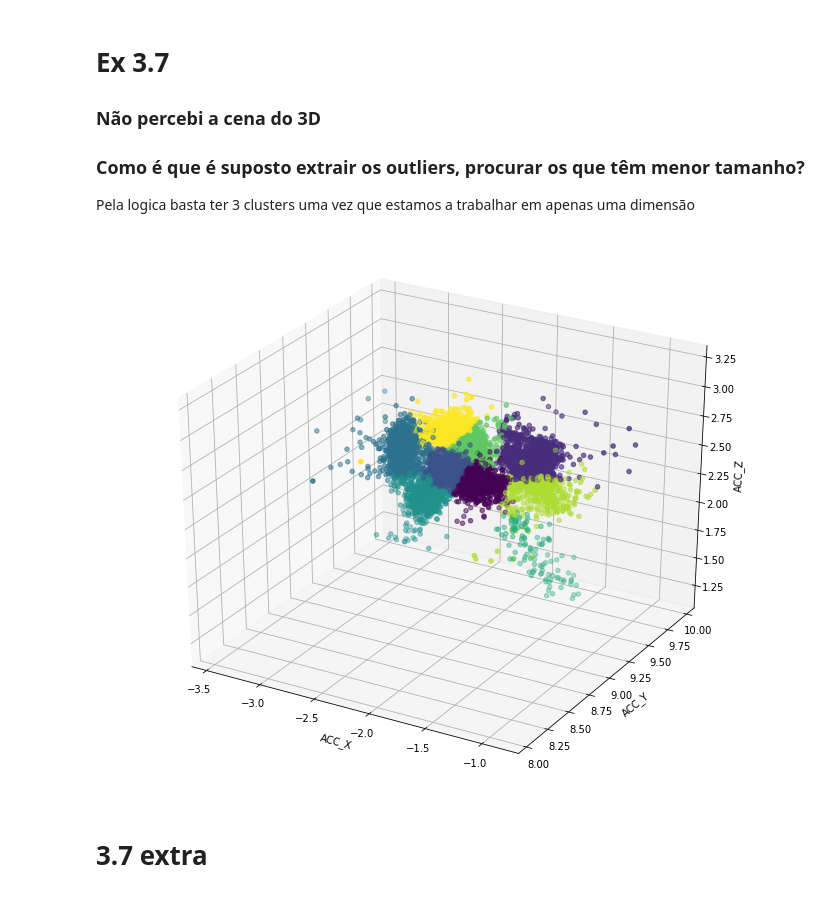
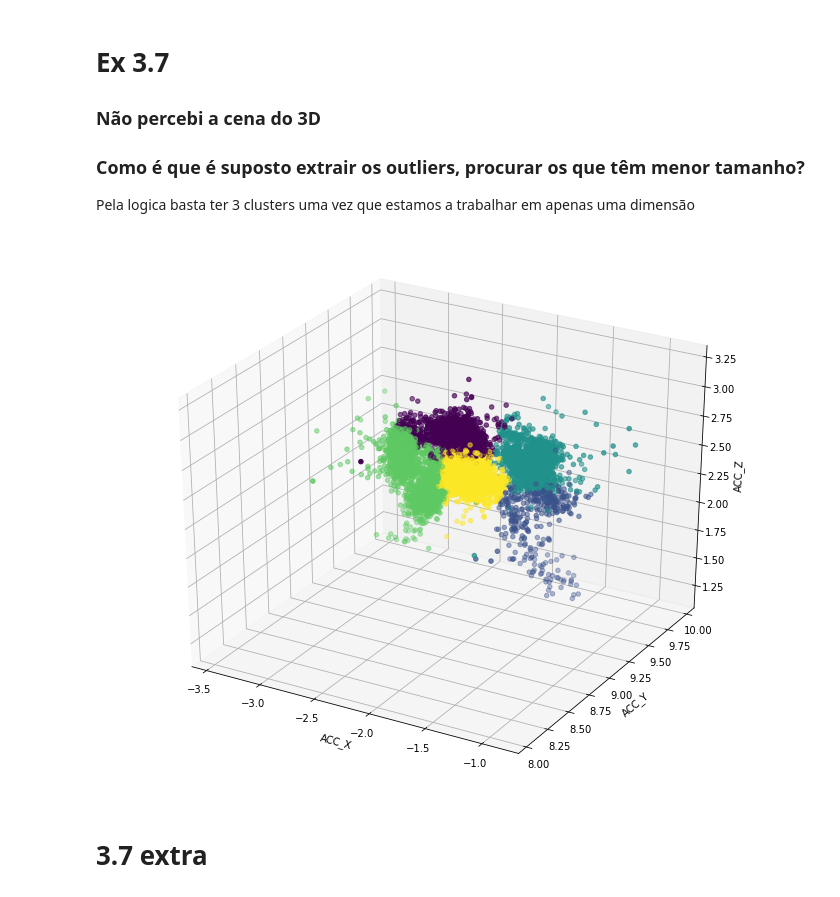
Before and after one commit to miguelpmmarques/TCD, a Jupyter notebook: Code.ipynb, the cells around one changed output. Drawn from its saved outputs; the diff is of its cells as text; code cells hidden in the pictures.

Commit message:
k-means corrigido e merge skrt

```diff
--- a/Code.ipynb
+++ b/Code.ipynb
@@ -282,0 +321,3 @@ array([0, 0, 1, ..., 1, 1, 1], dtype=int32)
+# %%
+data_to_clusterise = data[data["ACT_LABEL"] == act][["ACC_X","ACC_Y","ACC_Z"]]
+print(k_mean_by_us(data_to_clusterise, 2, 100))
@@ -294,23 +337,26 @@ for act in activities_labels[1:]:
               transformed_data[act][sen+"_k_means_"+str(n_clusters)] = k_means(transformed_data[act][[sen]],n_clusters)
 # %%
 upper_limits_n_clusters = 5
-n_clusters = 9
+n_clusters = 5
 color = ["r","g","b","y","p"]
 for act in activities:
     data_to_clusterise = data[data["ACT_LABEL"] == act][["ACC_X","ACC_Y","ACC_Z"]]
-    data_to_clusterise["clusters"] = k_means(data_to_clusterise,n_clusters)
+
+
+    #data_to_clusterise["clusters"] = k_means(data_to_clusterise,n_clusters)
+    #k_mean_by_us(data_to_clusterise,n_clusters,100)
+    data_to_clusterise["clusters"] = k_mean_by_us(data_to_clusterise,n_clusters,100)
+
     fig = plt.figure(figsize=(12, 10)).gca(projection='3d')
     fig.scatter(data_to_clusterise.ACC_X, data_to_clusterise.ACC_Y, data_to_clusterise.ACC_Z, c = data_to_clusterise.clusters)
     fig.set_xlabel('ACC_X')
     fig.set_ylabel('ACC_Y')
     fig.set_zlabel('ACC_Z')
     plt.show()
-
     break
-
 #my_data
 # %% [output]
-[figure, old version]
+[figure, new version]
 # %% [markdown]
 # 3.7 extra
 # %%
```
Also changed, not shown: parts of 17 cells of this notebook.
